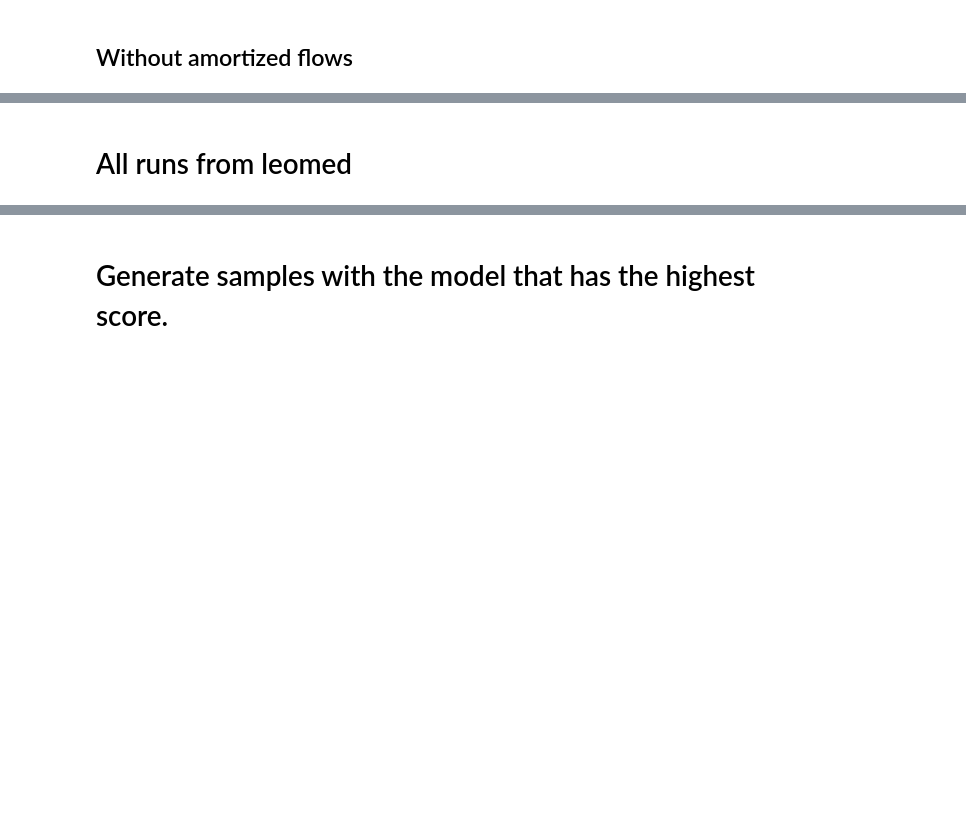
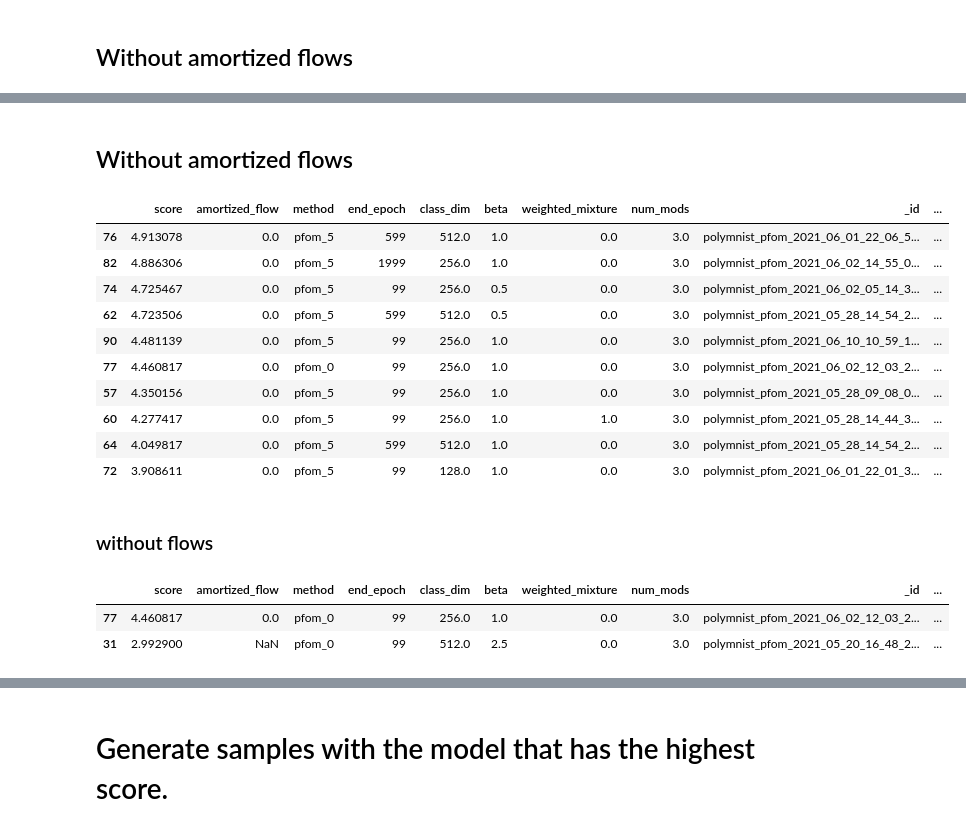
Before and after one commit to Jimmy2027/MMVAE_Hub, a Jupyter notebook: mmvae_hub/experiment_vis/experiments_exploration.ipynb, the cells around one changed output, grey strips where cells are left out. Cells and saved outputs as stored; diff of their text form; code cells hidden in the pictures; blank space fills up the shorter version.

```diff
--- a/mmvae_hub/experiment_vis/experiments_exploration.ipynb
+++ b/mmvae_hub/experiment_vis/experiments_exploration.ipynb
@@ -82,2 +118,24 @@ df.loc[df['method'].str.startswith('pfom')][[*show_cols]].sort_values(by=['score
-# %% [markdown]
-# All runs from leomed
+# %% [markdown]
+## Without amortized flows
+# %%
+df.loc[(df['method'].str.startswith('pfom'))&(df['amortized_flow'] == 0.0)][[*show_cols]].sort_values(by=['score'], ascending=False).head(10)
+# %% [output]
+|  | score | amortized_flow | method | end_epoch | class_dim | beta | weighted_mixture | num_mods | _id | ... |
+| 76 | 4.913078 | 0.0 | pfom_5 | 599 | 512.0 | 1.0 | 0.0 | 3.0 | polymnist_pfom_2021_06_01_22_06_5... | ... |
+| 82 | 4.886306 | 0.0 | pfom_5 | 1999 | 256.0 | 1.0 | 0.0 | 3.0 | polymnist_pfom_2021_06_02_14_55_0... | ... |
+| 74 | 4.725467 | 0.0 | pfom_5 | 99 | 256.0 | 0.5 | 0.0 | 3.0 | polymnist_pfom_2021_06_02_05_14_3... | ... |
+| 62 | 4.723506 | 0.0 | pfom_5 | 599 | 512.0 | 0.5 | 0.0 | 3.0 | polymnist_pfom_2021_05_28_14_54_2... | ... |
+| 90 | 4.481139 | 0.0 | pfom_5 | 99 | 256.0 | 1.0 | 0.0 | 3.0 | polymnist_pfom_2021_06_10_10_59_1... | ... |
+| 77 | 4.460817 | 0.0 | pfom_0 | 99 | 256.0 | 1.0 | 0.0 | 3.0 | polymnist_pfom_2021_06_02_12_03_2... | ... |
+| 57 | 4.350156 | 0.0 | pfom_5 | 99 | 256.0 | 1.0 | 0.0 | 3.0 | polymnist_pfom_2021_05_28_09_08_0... | ... |
+| 60 | 4.277417 | 0.0 | pfom_5 | 99 | 256.0 | 1.0 | 1.0 | 3.0 | polymnist_pfom_2021_05_28_14_44_3... | ... |
+| 64 | 4.049817 | 0.0 | pfom_5 | 599 | 512.0 | 1.0 | 0.0 | 3.0 | polymnist_pfom_2021_05_28_14_54_2... | ... |
+| 72 | 3.908611 | 0.0 | pfom_5 | 99 | 128.0 | 1.0 | 0.0 | 3.0 | polymnist_pfom_2021_06_01_22_01_3... | ... |
+# %% [markdown]
+### without flows
+# %%
+df.loc[(df['method'].str.startswith('pfom')) & (df['num_flows'] == 0) ][[*show_cols]].sort_values(by=['score'], ascending=False).head(3)
+# %% [output]
+|  | score | amortized_flow | method | end_epoch | class_dim | beta | weighted_mixture | num_mods | _id | ... |
+| 77 | 4.460817 | 0.0 | pfom_0 | 99 | 256.0 | 1.0 | 0.0 | 3.0 | polymnist_pfom_2021_06_02_12_03_2... | ... |
+| 31 | 2.992900 | NaN | pfom_0 | 99 | 512.0 | 2.5 | 0.0 | 3.0 | polymnist_pfom_2021_05_20_16_48_2... | ... |
```
Also changed, not shown: parts of 26 cells of this notebook, 2 other files.
